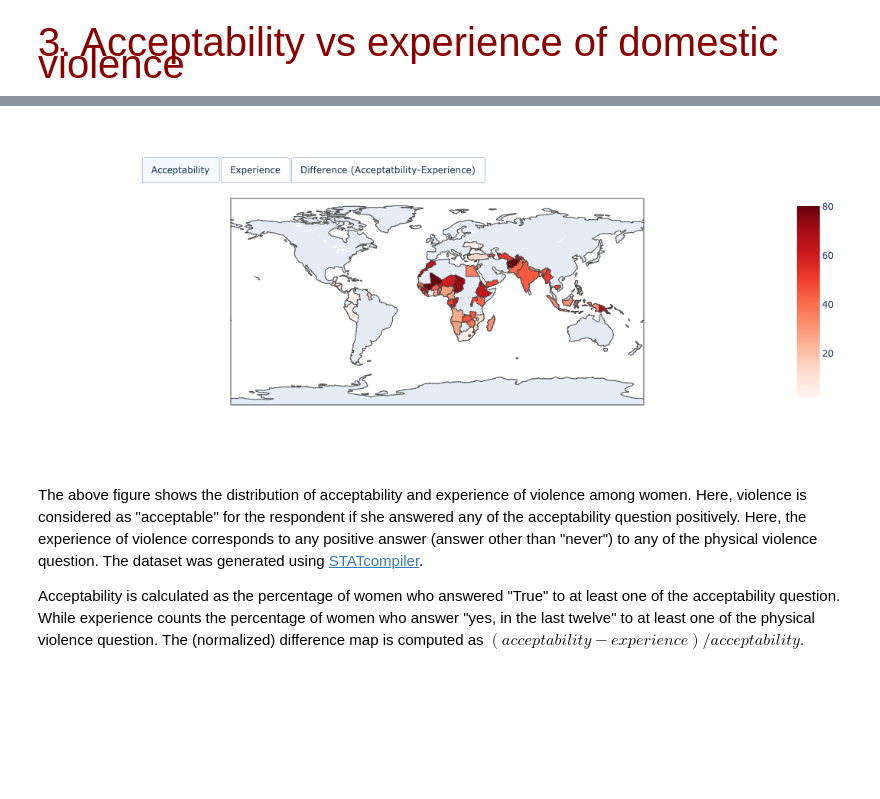
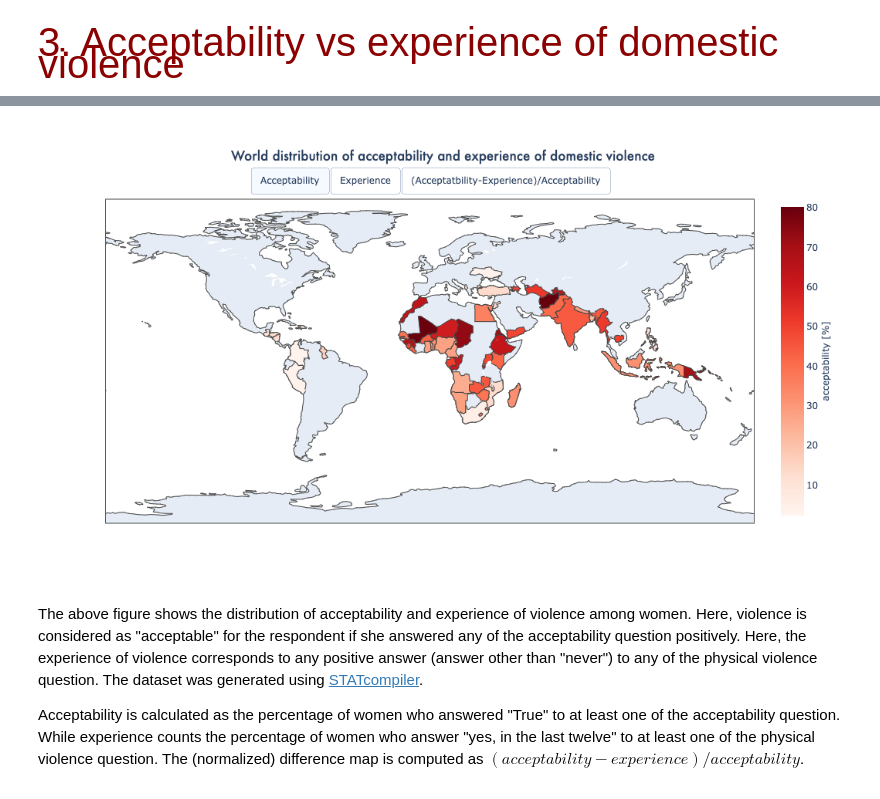
Before and after one commit to abauville/wai_hackathon_2021, a Jupyter notebook: report.ipynb, the cells around one changed output, grey strips where cells are left out. Drawn from its saved outputs; the diff is of its cells as text; code cells hidden in the pictures; blank space fills up the shorter version.

Commit message:
updated map and scatterplot GUI

```diff
--- a/report.ipynb
+++ b/report.ipynb
@@ -203,7 +268,7 @@ There seems to be a certain correlation between acceptability and physical viole
 acc = "Wife beating justified for at least one specific reason" + " [Women]"
 exp = "Physical violence committed by husband/partner in last 12 months"
 
-fig = go.Figure()
+fig = go.Figure(layout=dict(width=1000,height=600))
 hover_text = 'country: ' + df['country'] + "<br>" + \
               'experience: ' + df[exp].astype(str) + ' %<br>' + \
               'acceptability: ' + df[acc].astype(str) + ' %<br>'
@@ -215,46 +280,58 @@ fig.add_trace(go.Choropleth(z=(df[acc]-df[exp])/df[acc].values.tolist(),
                             visible=False,
                             zmin=-1.0,
                             zmax=1.0,
-                            colorscale='PiYG_r'
+                            colorscale='PiYG_r',
+                            colorbar=dict(title=dict(text='(acc-exp)/acc []',side='right'))
                            ))
 
 fig.add_trace(go.Choropleth(z=df[exp].values.tolist(),
                             locations=df['iso_code'].values.tolist(),
                             text=hover_text, hoverinfosrc='text',
                             colorscale="Greens",
-                            visible=False))
+                            visible=False,
+                            colorbar=dict(title=dict(text='experience [%]',side='right'))
+                           ))
 
 fig.add_trace(go.Choropleth(z=df[acc].values.tolist(),
                             locations=df['iso_code'].values.tolist(),
                             text=hover_text, hoverinfosrc='text',
-                            colorscale="Reds",))
+                            colorscale="Reds",
+                            colorbar=dict(title=dict(text='acceptability [%]',side='right'))
+                           ))
+
+fig.update_layout(title=dict(x=0.5,
+                             text='World distribution of acceptability and experience of domestic violence',
+                             font=dict(family='Futura')))
+
 
 fig.update_layout(
     updatemenus=[
         dict(
             type="buttons",
             direction="right",
             active=0,
-            x=0.57,
-            y=1.2,
+            xanchor='center',
+            yanchor='bottom',
+            x=0.5,
+            y=1.02,
             buttons=list([
                 dict(label="Acceptability",
                      method="restyle",
                      args = [{'visible': [False, False, True]}]
                     ),
                 dict(label="Experience",
                      method="restyle",
                      args=[{'visible': [False, True, False]}]),
-                dict(label="Difference (Acceptatbility-Experience)",
+                dict(label="(Acceptatbility-Experience)/Acceptability",
                      method="restyle",
                      args = [{'visible': [True, False, False]}]),
 
             ]),
         showactive=True,)
     ])
 fig.show()
 # %% [output]
-[figure, old version]
+[figure, new version]
 # %% [markdown]
 The above figure shows the distribution of acceptability and experience of violence among women. Here, violence is considered as "acceptable" for the respondent if she answered any of the acceptability question positively. Here, the experience of violence corresponds to any positive answer (answer other than "never") to any of the physical violence question. The dataset was generated using [STATcompiler](https://www.statcompiler.com/).
 
```
Also changed, not shown: parts of 5 cells of this notebook.
